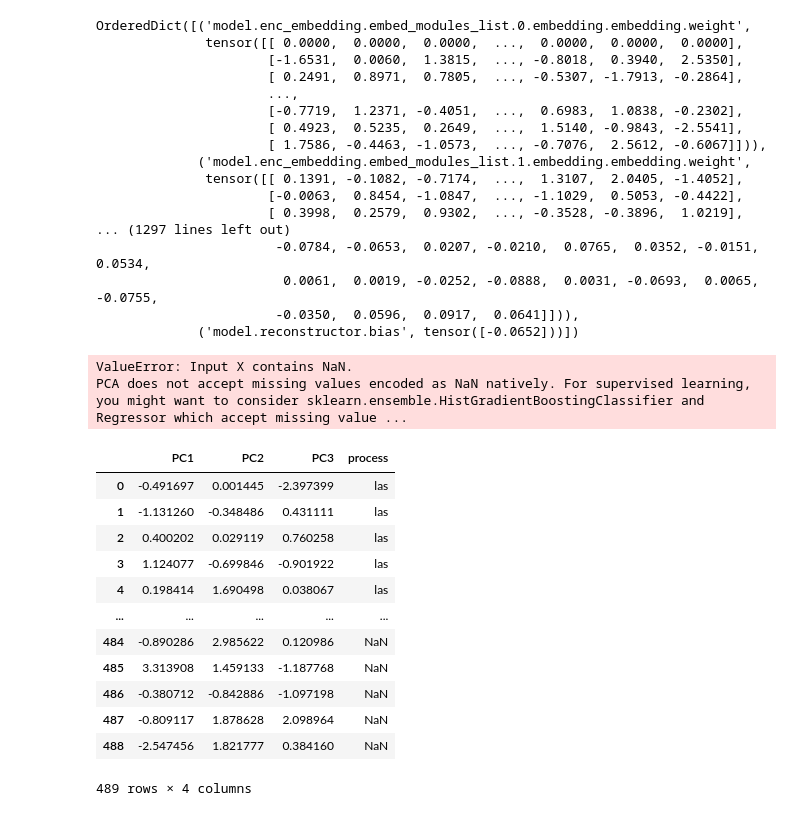
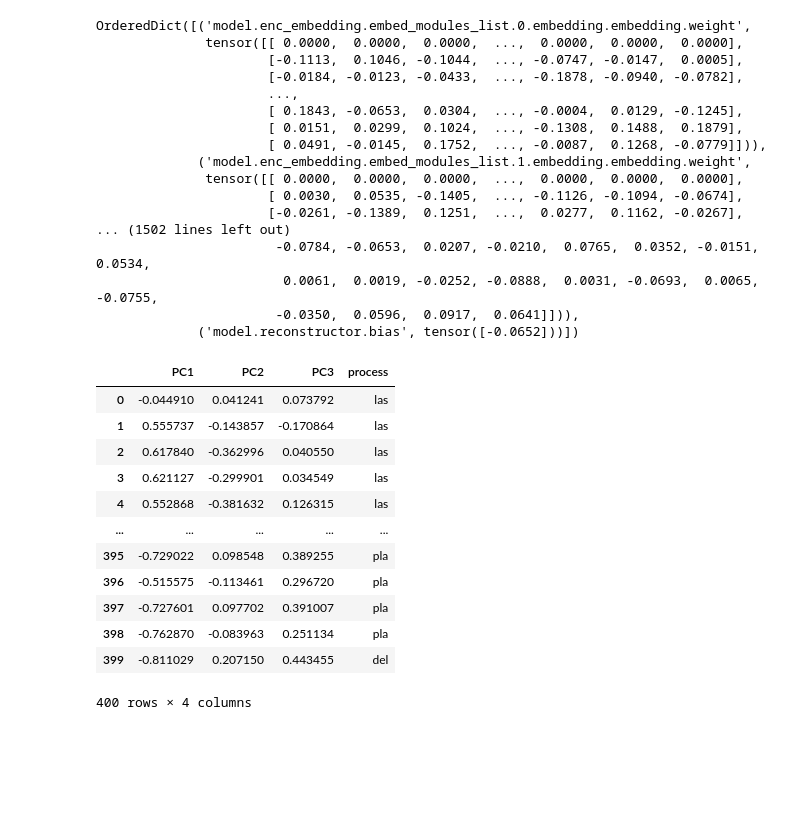
Before and after one commit to scipi1/proT, a Jupyter notebook: notebooks/nb_PCA_embeddings.ipynb, the cells around one changed output. Saved outputs shown, nothing was run; the diff lists cells and outputs as text; code cells hidden in the pictures; blank space fills up the shorter version.

```diff
--- a/notebooks/nb_PCA_embeddings.ipynb
+++ b/notebooks/nb_PCA_embeddings.ipynb
@@ -49,8 +51,8 @@ var_map
  399: 'del',
  400: 'del'}
 # %%
-experiment_dirpath = "../experiments/training/test_optimizer_res/"
-sweep_subpath = ""
+experiment_dirpath = "../experiments/training/test_optimizer/"
+sweep_subpath = "" #"sweeps/sweep_optimization/sweep_optimization_4"
 ckpt_subpath = "k_0/checkpoints/"
 
 working_dirpath = join(experiment_dirpath, sweep_subpath, ckpt_subpath)
@@ -63,11 +65,14 @@ for file in listdir(working_dirpath):
     match = re.search(regex_pattern, file)
     if match:
         file_path = join(working_dirpath, file)
-        ckpt_dict[match.group(1)] = torch.load(file_path, map_location="cpu")["state_dict"]
+        ckpt_dict[int(match.group(1))] = torch.load(file_path, map_location="cpu")["state_dict"]
+
+
 
 print(ckpt_dict.keys())
 ckpt_example = ckpt_dict[list(ckpt_dict.keys())[0]]
 
+
 for k in ckpt_example.keys():
     print(k, ckpt_example[k].shape)
 # %% [output]
@@ -76,24 +96,25 @@ IndexError: list index out of range
 # %%
 key_list = [
     "model.enc_embedding.embed_modules_list.0.embedding.embedding.weight",
-    "model.enc_embedding.embed_modules_list.1.embedding.embedding.weight"
+    "model.enc_embedding.embed_modules_list.1.embedding.embedding.weight",
+    "model.dec_embedding.embed_modules_list.0.embedding.embedding.weight",
     ]
 # %%
-ckpt_dict["99"]
+ckpt_dict[999]
 # %% [output]
 OrderedDict([('model.enc_embedding.embed_modules_list.0.embedding.embedding.weight',
               tensor([[ 0.0000,  0.0000,  0.0000,  ...,  0.0000,  0.0000,  0.0000],
-                      [-1.6531,  0.0060,  1.3815,  ..., -0.8018,  0.3940,  2.5350],
-                      [ 0.2491,  0.8971,  0.7805,  ..., -0.5307, -1.7913, -0.2864],
+                      [-0.1113,  0.1046, -0.1044,  ..., -0.0747, -0.0147,  0.0005],
+                      [-0.0184, -0.0123, -0.0433,  ..., -0.1878, -0.0940, -0.0782],
                       ...,
-                      [-0.7719,  1.2371, -0.4051,  ...,  0.6983,  1.0838, -0.2302],
-                      [ 0.4923,  0.5235,  0.2649,  ...,  1.5140, -0.9843, -2.5541],
-                      [ 1.7586, -0.4463, -1.0573,  ..., -0.7076,  2.5612, -0.6067]])),
+                      [ 0.1843, -0.0653,  0.0304,  ..., -0.0004,  0.0129, -0.1245],
+                      [ 0.0151,  0.0299,  0.1024,  ..., -0.1308,  0.1488,  0.1879],
+                      [ 0.0491, -0.0145,  0.1752,  ..., -0.0087,  0.1268, -0.0779]])),
              ('model.enc_embedding.embed_modules_list.1.embedding.embedding.weight',
-              tensor([[ 0.1391, -0.1082, -0.7174,  ...,  1.3107,  2.0405, -1.4052],
-                      [-0.0063,  0.8454, -1.0847,  ..., -1.1029,  0.5053, -0.4422],
-                      [ 0.3998,  0.2579,  0.9302,  ..., -0.3528, -0.3896,  1.0219],
-... (1297 lines left out)
+              tensor([[ 0.0000,  0.0000,  0.0000,  ...,  0.0000,  0.0000,  0.0000],
+                      [ 0.0030,  0.0535, -0.1405,  ..., -0.1126, -0.1094, -0.0674],
+                      [-0.0261, -0.1389,  0.1251,  ...,  0.0277,  0.1162, -0.0267],
+... (1502 lines left out)
                        -0.0784, -0.0653,  0.0207, -0.0210,  0.0765,  0.0352, -0.0151,  0.0534,
                         0.0061,  0.0019, -0.0252, -0.0888,  0.0031, -0.0693,  0.0065, -0.0755,
                        -0.0350,  0.0596,  0.0917,  0.0641]])),
@@ -117,27 +138,31 @@ for key in key_list:
 
     full_dict[key] = key_dict
 
-pcs_var = full_dict[key_list[0]][199]["components"]
-pcs_pos = full_dict[key_list[1]][199]["components"]
+pcs_var_init = full_dict[key_list[0]][49]["components"]
+pcs_var = full_dict[key_list[0]][599]["components"]
+
+pcs_pos_init = full_dict[key_list[1]][49]["components"]
+pcs_pos = full_dict[key_list[1]][599]["components"]
-# %% [output]
-ValueError: Input X contains NaN.
-PCA does not accept missing values encoded as NaN natively. For supervised learning, you might want to consider sklearn.ensemble.HistGradientBoostingClassifier and Regressor which accept missing value ...
 # %%
 df_var = pd.DataFrame(pcs_var, columns=[f"PC{i}" for i in range(1, n_pca_comps + 1)])
 df_var["process"]=df_var.index.map(var_map)
+
+df_var_init = pd.DataFrame(pcs_var_init, columns=[f"PC{i}" for i in range(1, n_pca_comps + 1)])
+df_var_init["process"]=df_var.index.map(var_map)
+
 df_var
 # %% [output]
 |  | PC1 | PC2 | PC3 | process |
-| 0 | -0.491697 | 0.001445 | -2.397399 | las |
-| 1 | -1.131260 | -0.348486 | 0.431111 | las |
-| 2 | 0.400202 | 0.029119 | 0.760258 | las |
-| 3 | 1.124077 | -0.699846 | -0.901922 | las |
-| 4 | 0.198414 | 1.690498 | 0.038067 | las |
+| 0 | -0.044910 | 0.041241 | 0.073792 | las |
+| 1 | 0.555737 | -0.143857 | -0.170864 | las |
+| 2 | 0.617840 | -0.362996 | 0.040550 | las |
+| 3 | 0.621127 | -0.299901 | 0.034549 | las |
+| 4 | 0.552868 | -0.381632 | 0.126315 | las |
 | ... | ... | ... | ... | ... |
-| 484 | -0.890286 | 2.985622 | 0.120986 | NaN |
-| 485 | 3.313908 | 1.459133 | -1.187768 | NaN |
-| 486 | -0.380712 | -0.842886 | -1.097198 | NaN |
-| 487 | -0.809117 | 1.878628 | 2.098964 | NaN |
-| 488 | -2.547456 | 1.821777 | 0.384160 | NaN |
+| 395 | -0.729022 | 0.098548 | 0.389255 | pla |
+| 396 | -0.515575 | -0.113461 | 0.296720 | pla |
+| 397 | -0.727601 | 0.097702 | 0.391007 | pla |
+| 398 | -0.762870 | -0.083963 | 0.251134 | pla |
+| 399 | -0.811029 | 0.207150 | 0.443455 | del |
-489 rows × 4 columns
+400 rows × 4 columns
 # %%
```
Also changed, not shown: parts of 10 cells of this notebook, 11 other files.
